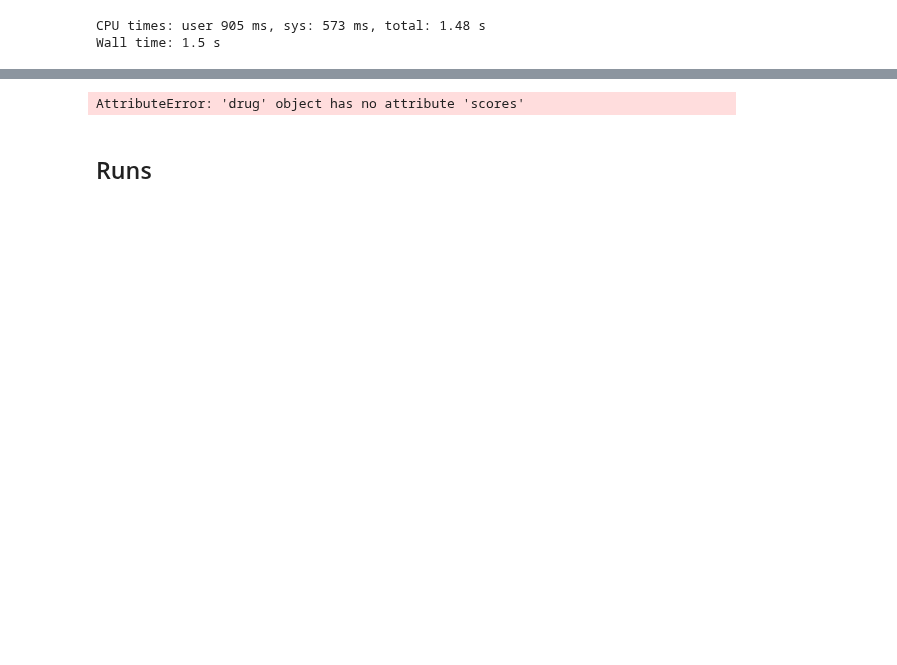
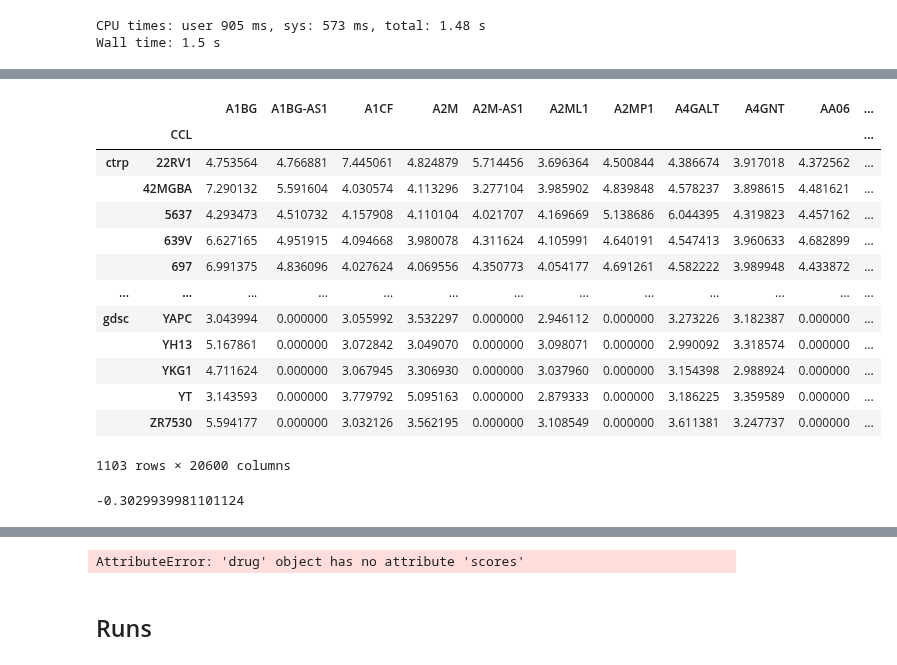
Before and after one commit to lucas-ubm/phc-data-pipeline, a Jupyter notebook: Messing.ipynb, the cells around one changed output, grey strips where cells are left out. Saved outputs shown, nothing was run; the diff lists cells and outputs as text; code cells hidden in the pictures; blank space fills up the shorter version.

```diff
--- a/Messing.ipynb
+++ b/Messing.ipynb
@@ -399,0 +334,17 @@ pd.DataFrame(aag.get('X', 'train'))
+# %%
+aag.data.drop(aag.metric, axis=1)
+# %% [output]
+|  |  | A1BG | A1BG-AS1 | A1CF | A2M | A2M-AS1 | A2ML1 | A2MP1 | A4GALT | A4GNT | AA06 | ... |
+|  | CCL |  |  |  |  |  |  |  |  |  |  | ... |
+| ctrp | 22RV1 | 4.753564 | 4.766881 | 7.445061 | 4.824879 | 5.714456 | 3.696364 | 4.500844 | 4.386674 | 3.917018 | 4.372562 | ... |
+|  | 42MGBA | 7.290132 | 5.591604 | 4.030574 | 4.113296 | 3.277104 | 3.985902 | 4.839848 | 4.578237 | 3.898615 | 4.481621 | ... |
+|  | 5637 | 4.293473 | 4.510732 | 4.157908 | 4.110104 | 4.021707 | 4.169669 | 5.138686 | 6.044395 | 4.319823 | 4.457162 | ... |
+|  | 639V | 6.627165 | 4.951915 | 4.094668 | 3.980078 | 4.311624 | 4.105991 | 4.640191 | 4.547413 | 3.960633 | 4.682899 | ... |
+|  | 697 | 6.991375 | 4.836096 | 4.027624 | 4.069556 | 4.350773 | 4.054177 | 4.691261 | 4.582222 | 3.989948 | 4.433872 | ... |
+| ... | ... | ... | ... | ... | ... | ... | ... | ... | ... | ... | ... | ... |
+| gdsc | YAPC | 3.043994 | 0.000000 | 3.055992 | 3.532297 | 0.000000 | 2.946112 | 0.000000 | 3.273226 | 3.182387 | 0.000000 | ... |
+|  | YH13 | 5.167861 | 0.000000 | 3.072842 | 3.049070 | 0.000000 | 3.098071 | 0.000000 | 2.990092 | 3.318574 | 0.000000 | ... |
+|  | YKG1 | 4.711624 | 0.000000 | 3.067945 | 3.306930 | 0.000000 | 3.037960 | 0.000000 | 3.154398 | 2.988924 | 0.000000 | ... |
+|  | YT | 3.143593 | 0.000000 | 3.779792 | 5.095163 | 0.000000 | 2.879333 | 0.000000 | 3.186225 | 3.359589 | 0.000000 | ... |
+|  | ZR7530 | 5.594177 | 0.000000 | 3.032126 | 3.562195 | 0.000000 | 3.108549 | 0.000000 | 3.611381 | 3.247737 | 0.000000 | ... |
+1103 rows × 20600 columns
@@ -400,3 +358,13 @@ pd.DataFrame(aag.get('X', 'train'))
+# %%
+from methods import drp
+from sklearn.linear_model import ElasticNet
+from sklearn.metrics import r2_score
+
+mod = drp(DecisionTreeRegressor(), X_train, y_train)
+ypred= mod.predict(X_test)
+r2_score(y_test, ypred)
+# %% [output]
+-0.3029939981101124
 # %%
 %%time
 aag.train(DecisionTreeRegressor())
```
Also changed, not shown: parts of 18 cells of this notebook, 4 other files.
